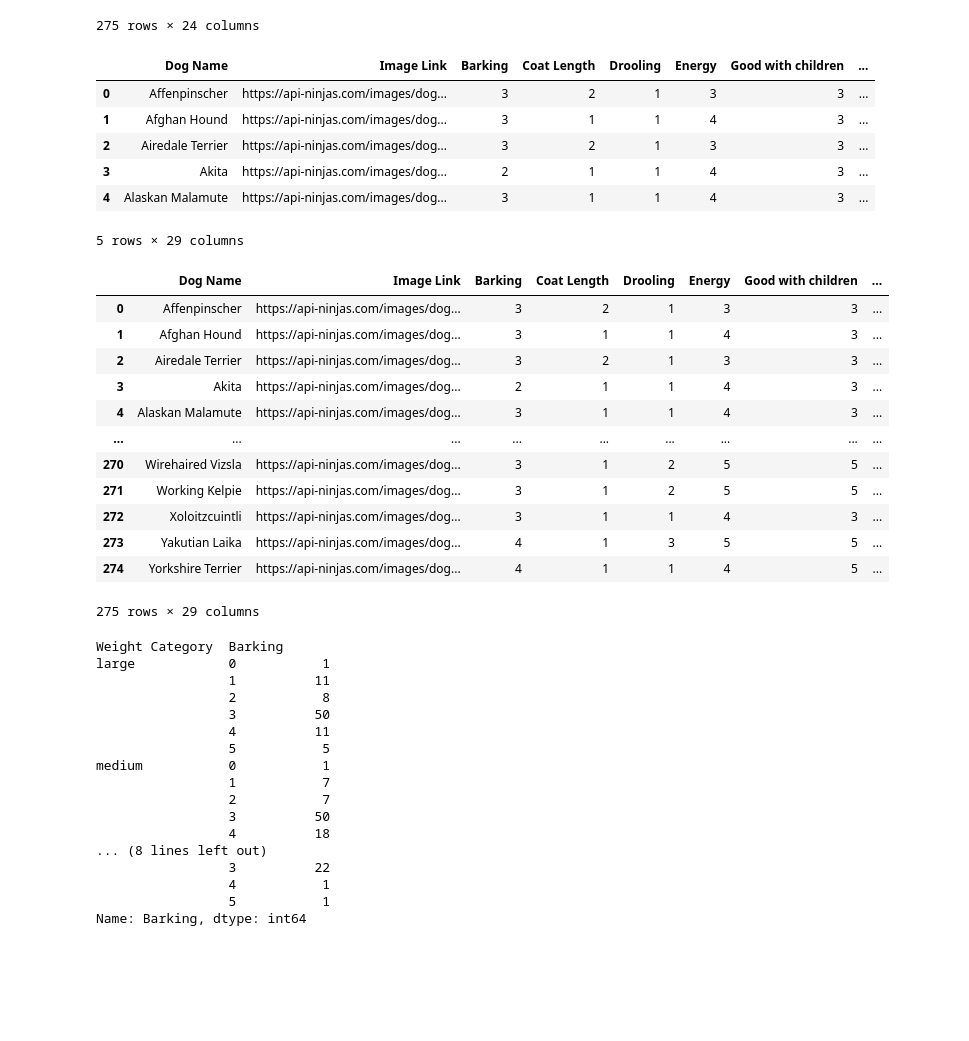
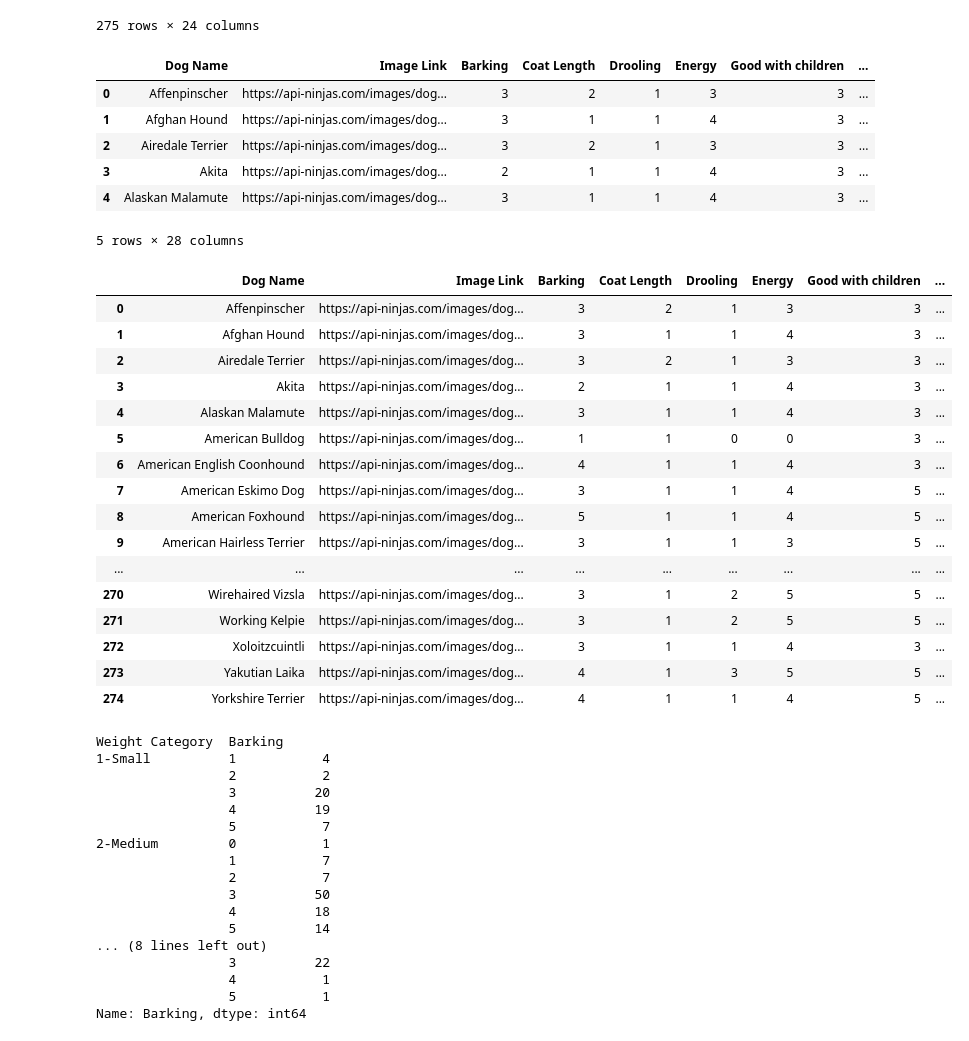
Before and after one commit to Samrosegithub/group_project_1, a Jupyter notebook: akc_api/akc_api.ipynb, the cells around one changed output. Drawn from its saved outputs; the diff is of its cells as text; code cells hidden in the pictures; blank space fills up the shorter version.

```diff
--- a/akc_api/akc_api.ipynb
+++ b/akc_api/akc_api.ipynb
@@ -167,12 +169,3 @@ dogs_csv
 | 275 | Yakutian Laika | For centuries the Yakutian Laika ... | Affectionate, Intelligent, Active | NaN | 53.34 | 58.42 | 18.143695 | 24.947580 | ... |
 | 276 | Yorkshire Terrier | The Yorkshire Terrier is a compac... | Affectionate, Sprightly, Tomboyish | 10 | 17.78 | 20.32 | 3.175147 | 3.175147 | ... |
 277 rows × 21 columns
-# %%
-# load csv
-
-dogs_csv = pd.read_csv("../akc_data.csv")
-
-dogs_list = dogs_csv["dog_name"]
-dogs_list
-
-print(dog_names[0])
@@ -302,6 +296,8 @@ dog_df["Avg Max Height"] = (dog_df['Max Height Male'] + dog_df['Max Height Femal
 dog_df["Avg Min Weight"] = (dog_df['Min Weight Male'] + dog_df['Min Weight Female'])/2
 dog_df["Avg Min Height"] = (dog_df['Min Height Male'] + dog_df['Min Height Female'])/2
 
+
+
 dog_df.head()
 # %% [output]
 |  | Dog Name | Image Link | Barking | Coat Length | Drooling | Energy | Good with children | ... |
@@ -310,58 +306,61 @@ dog_df.head()
 | 2 | Airedale Terrier | https://api-ninjas.com/images/dog... | 3 | 2 | 1 | 3 | 3 | ... |
 | 3 | Akita | https://api-ninjas.com/images/dog... | 2 | 1 | 1 | 4 | 3 | ... |
 | 4 | Alaskan Malamute | https://api-ninjas.com/images/dog... | 3 | 1 | 1 | 4 | 3 | ... |
-5 rows × 29 columns
+5 rows × 28 columns
 # %%
 ## Define a function to categorize dogs based on weight
 def categorize_dog(value):
 	if value <= 22:
-		return "small"
+		return "1-Small"
 	elif (value > 22) & (value <= 59):
-		return "medium"
+		return "2-Medium"
 	elif (value >59) & (value <= 99):
-		return "large"
+		return "3-Large"
 	elif value >99:
-		return "x-large"
+		return "4-X-large"
 
 ## Apply this new function using the pandas.map() function
 dog_df["Weight Category"] = dog_df["Avg Max Weight"].map(categorize_dog)
 # %%
+pd.set_option('display.max_columns', None)
+pd.set_option('display.max_rows', None)
+
 dog_df
 # %% [output]
 |  | Dog Name | Image Link | Barking | Coat Length | Drooling | Energy | Good with children | ... |
 | 0 | Affenpinscher | https://api-ninjas.com/images/dog... | 3 | 2 | 1 | 3 | 3 | ... |
 | 1 | Afghan Hound | https://api-ninjas.com/images/dog... | 3 | 1 | 1 | 4 | 3 | ... |
 | 2 | Airedale Terrier | https://api-ninjas.com/images/dog... | 3 | 2 | 1 | 3 | 3 | ... |
 | 3 | Akita | https://api-ninjas.com/images/dog... | 2 | 1 | 1 | 4 | 3 | ... |
 | 4 | Alaskan Malamute | https://api-ninjas.com/images/dog... | 3 | 1 | 1 | 4 | 3 | ... |
+| 5 | American Bulldog | https://api-ninjas.com/images/dog... | 1 | 1 | 0 | 0 | 3 | ... |
+| 6 | American English Coonhound | https://api-ninjas.com/images/dog... | 4 | 1 | 1 | 4 | 3 | ... |
+| 7 | American Eskimo Dog | https://api-ninjas.com/images/dog... | 3 | 1 | 1 | 4 | 5 | ... |
+| 8 | American Foxhound | https://api-ninjas.com/images/dog... | 5 | 1 | 1 | 4 | 5 | ... |
+| 9 | American Hairless Terrier | https://api-ninjas.com/images/dog... | 3 | 1 | 1 | 3 | 5 | ... |
 | ... | ... | ... | ... | ... | ... | ... | ... | ... |
 | 270 | Wirehaired Vizsla | https://api-ninjas.com/images/dog... | 3 | 1 | 2 | 5 | 5 | ... |
 | 271 | Working Kelpie | https://api-ninjas.com/images/dog... | 3 | 1 | 2 | 5 | 5 | ... |
 | 272 | Xoloitzcuintli | https://api-ninjas.com/images/dog... | 3 | 1 | 1 | 4 | 3 | ... |
 | 273 | Yakutian Laika | https://api-ninjas.com/images/dog... | 4 | 1 | 3 | 5 | 5 | ... |
 | 274 | Yorkshire Terrier | https://api-ninjas.com/images/dog... | 4 | 1 | 1 | 4 | 5 | ... |
-275 rows × 29 columns
 # %%
-dog_groupby = dog_df.groupby(["Weight Category","Barking"])["Barking"].count() #["Drooling"]
+#find the differences between size and barking
+dog_groupby = dog_df.groupby(["Weight Category","Barking"])["Barking"].count()
 dog_groupby
-
-#dog_df.plot("Avg Max Weight", "Barking", kind="scatter")
-
-# dog_df.plot("Weight Category", "Barking",  kind="bar")
-# plt.show()
 # %% [output]
 Weight Category  Barking
-large            0           1
-                 1          11
-                 2           8
-                 3          50
-                 4          11
-                 5           5
-medium           0           1
+1-Small          1           4
+                 2           2
+                 3          20
+                 4          19
+                 5           7
+2-Medium         0           1
                  1           7
                  2           7
                  3          50
                  4          18
+                 5          14
 ... (8 lines left out)
                  3          22
                  4           1
```
Also changed, not shown: parts of 18 cells of this notebook, 9 other files.
